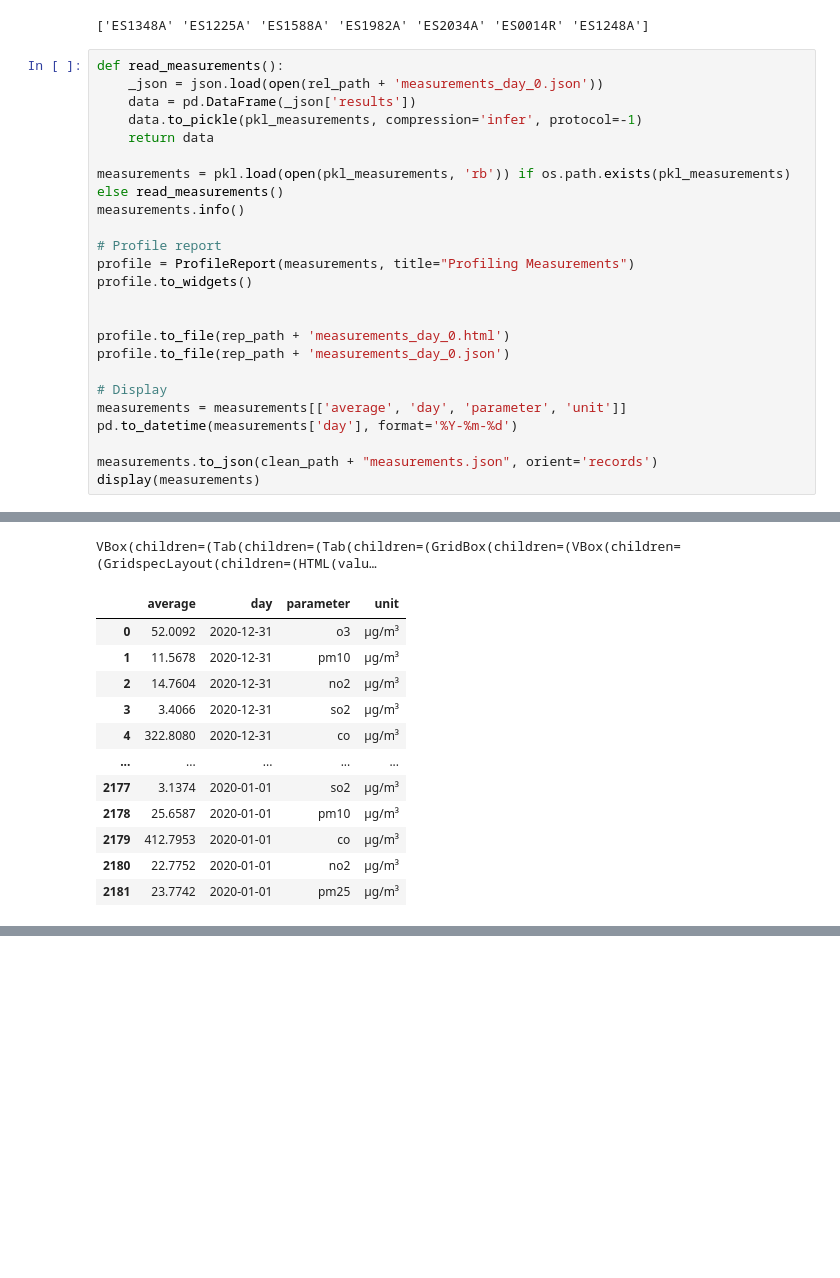
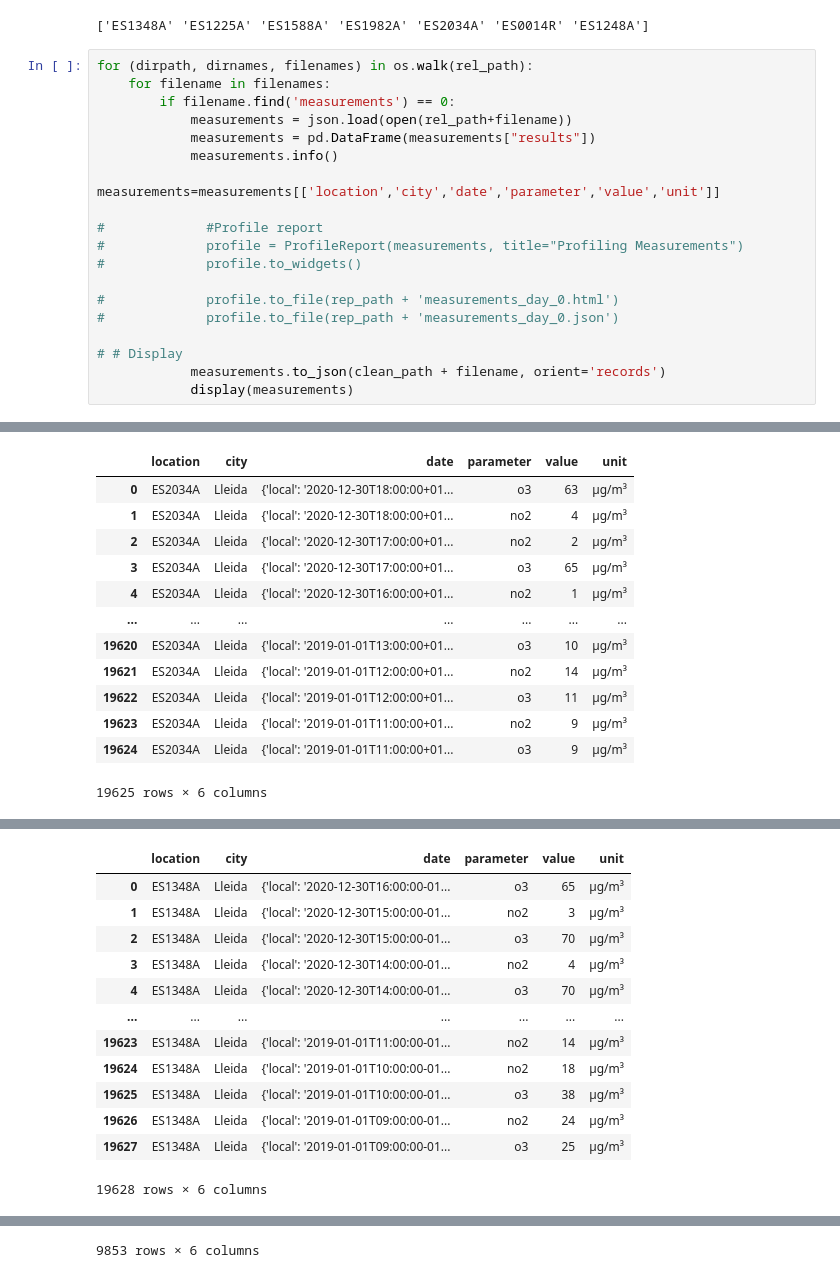
Before and after one commit to albeertito7/airQuality, a Jupyter notebook: notebooks/Clean Air Quality.ipynb, the cells around one changed output, grey strips where cells are left out. Saved outputs shown, nothing was run; the diff lists cells and outputs as text; blank space fills up the shorter version.

Commit message:
Clean Air Quality - new measuraments

```diff
--- a/notebooks/Clean Air Quality.ipynb
+++ b/notebooks/Clean Air Quality.ipynb
@@ -214,28 +214,23 @@ VBox(children=(Tab(children=(Tab(children=(GridBox(children=(VBox(children=(Grid
 | 6 | Lleida | ES | 43718 | ES1248A | [{'average': 31.86282538085, 'cou... |
 ['ES1348A' 'ES1225A' 'ES1588A' 'ES1982A' 'ES2034A' 'ES0014R' 'ES1248A']
 # %%
-def read_measurements():
-    _json = json.load(open(rel_path + 'measurements_day_0.json'))
-    data = pd.DataFrame(_json['results'])
-    data.to_pickle(pkl_measurements, compression='infer', protocol=-1)
-    return data
+for (dirpath, dirnames, filenames) in os.walk(rel_path):
+    for filename in filenames:
+        if filename.find('measurements') == 0:
+            measurements = json.load(open(rel_path+filename))
+            measurements = pd.DataFrame(measurements["results"])
+            measurements.info()
+            measurements=measurements[['location','city','date','parameter','value','unit']]
 
-measurements = pkl.load(open(pkl_measurements, 'rb')) if os.path.exists(pkl_measurements) else read_measurements()
-measurements.info()
+#             #Profile report
+#             profile = ProfileReport(measurements, title="Profiling Measurements")
+#             profile.to_widgets()
 
-# Profile report
-profile = ProfileReport(measurements, title="Profiling Measurements")
-profile.to_widgets()
+#             profile.to_file(rep_path + 'measurements_day_0.html')
+#             profile.to_file(rep_path + 'measurements_day_0.json')
 
-
-profile.to_file(rep_path + 'measurements_day_0.html')
-profile.to_file(rep_path + 'measurements_day_0.json')
-
-# Display
-measurements = measurements[['average', 'day', 'parameter', 'unit']]
-pd.to_datetime(measurements['day'], format='%Y-%m-%d')
-
-measurements.to_json(clean_path + "measurements.json", orient='records')
-display(measurements)
+# # Display
+            measurements.to_json(clean_path + filename, orient='records')
+            display(measurements)
 # %% [output]
 <class 'pandas.core.frame.DataFrame'>
@@ -258,13 +256,13 @@ memory usage: 170.6+ KB
+|  | location | city | date | parameter | value | unit |
+| 0 | ES2034A | Lleida | {'local': '2020-12-30T18:00:00+01... | o3 | 63 | µg/m³ |
+| 1 | ES2034A | Lleida | {'local': '2020-12-30T18:00:00+01... | no2 | 4 | µg/m³ |
+| 2 | ES2034A | Lleida | {'local': '2020-12-30T17:00:00+01... | no2 | 2 | µg/m³ |
+| 3 | ES2034A | Lleida | {'local': '2020-12-30T17:00:00+01... | o3 | 65 | µg/m³ |
+| 4 | ES2034A | Lleida | {'local': '2020-12-30T16:00:00+01... | no2 | 1 | µg/m³ |
+| ... | ... | ... | ... | ... | ... | ... |
+| 19620 | ES2034A | Lleida | {'local': '2019-01-01T13:00:00+01... | o3 | 10 | µg/m³ |
+| 19621 | ES2034A | Lleida | {'local': '2019-01-01T12:00:00+01... | no2 | 14 | µg/m³ |
+| 19622 | ES2034A | Lleida | {'local': '2019-01-01T12:00:00+01... | o3 | 11 | µg/m³ |
+| 19623 | ES2034A | Lleida | {'local': '2019-01-01T11:00:00+01... | no2 | 9 | µg/m³ |
+| 19624 | ES2034A | Lleida | {'local': '2019-01-01T11:00:00+01... | o3 | 9 | µg/m³ |
-VBox(children=(Tab(children=(Tab(children=(GridBox(children=(VBox(children=(GridspecLayout(children=(HTML(valu…
+19625 rows × 6 columns
-|  | average | day | parameter | unit |
-| 0 | 52.0092 | 2020-12-31 | o3 | µg/m³ |
-| 1 | 11.5678 | 2020-12-31 | pm10 | µg/m³ |
-| 2 | 14.7604 | 2020-12-31 | no2 | µg/m³ |
-| 3 | 3.4066 | 2020-12-31 | so2 | µg/m³ |
-| 4 | 322.8080 | 2020-12-31 | co | µg/m³ |
-| ... | ... | ... | ... | ... |
-| 2177 | 3.1374 | 2020-01-01 | so2 | µg/m³ |
-| 2178 | 25.6587 | 2020-01-01 | pm10 | µg/m³ |
-| 2179 | 412.7953 | 2020-01-01 | co | µg/m³ |
-| 2180 | 22.7752 | 2020-01-01 | no2 | µg/m³ |
-| 2181 | 23.7742 | 2020-01-01 | pm25 | µg/m³ |
@@ -271,0 +289,13 @@ VBox(children=(Tab(children=(Tab(children=(GridBox(children=(VBox(children=(Grid
+|  | location | city | date | parameter | value | unit |
+| 0 | ES1348A | Lleida | {'local': '2020-12-30T16:00:00-01... | o3 | 65 | µg/m³ |
+| 1 | ES1348A | Lleida | {'local': '2020-12-30T15:00:00-01... | no2 | 3 | µg/m³ |
+| 2 | ES1348A | Lleida | {'local': '2020-12-30T15:00:00-01... | o3 | 70 | µg/m³ |
+| 3 | ES1348A | Lleida | {'local': '2020-12-30T14:00:00-01... | no2 | 4 | µg/m³ |
+| 4 | ES1348A | Lleida | {'local': '2020-12-30T14:00:00-01... | o3 | 70 | µg/m³ |
+| ... | ... | ... | ... | ... | ... | ... |
+| 19623 | ES1348A | Lleida | {'local': '2019-01-01T11:00:00-01... | no2 | 14 | µg/m³ |
+| 19624 | ES1348A | Lleida | {'local': '2019-01-01T10:00:00-01... | no2 | 18 | µg/m³ |
+| 19625 | ES1348A | Lleida | {'local': '2019-01-01T10:00:00-01... | o3 | 38 | µg/m³ |
+| 19626 | ES1348A | Lleida | {'local': '2019-01-01T09:00:00-01... | no2 | 24 | µg/m³ |
+| 19627 | ES1348A | Lleida | {'local': '2019-01-01T09:00:00-01... | o3 | 25 | µg/m³ |
+19628 rows × 6 columns
@@ -271,0 +334 @@ VBox(children=(Tab(children=(Tab(children=(GridBox(children=(VBox(children=(Grid
+9853 rows × 6 columns
```
Also changed, not shown: parts of 1 cell of this notebook.
